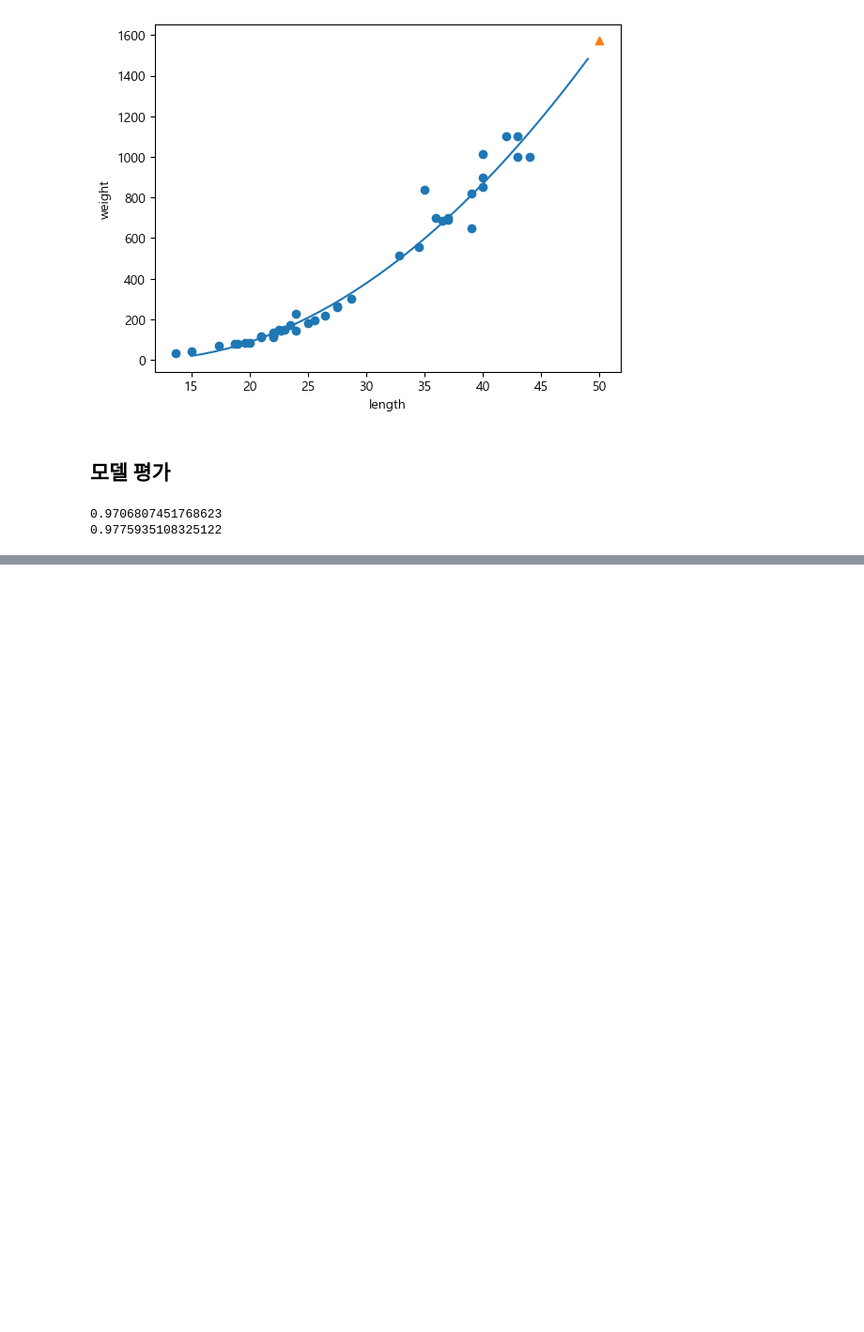
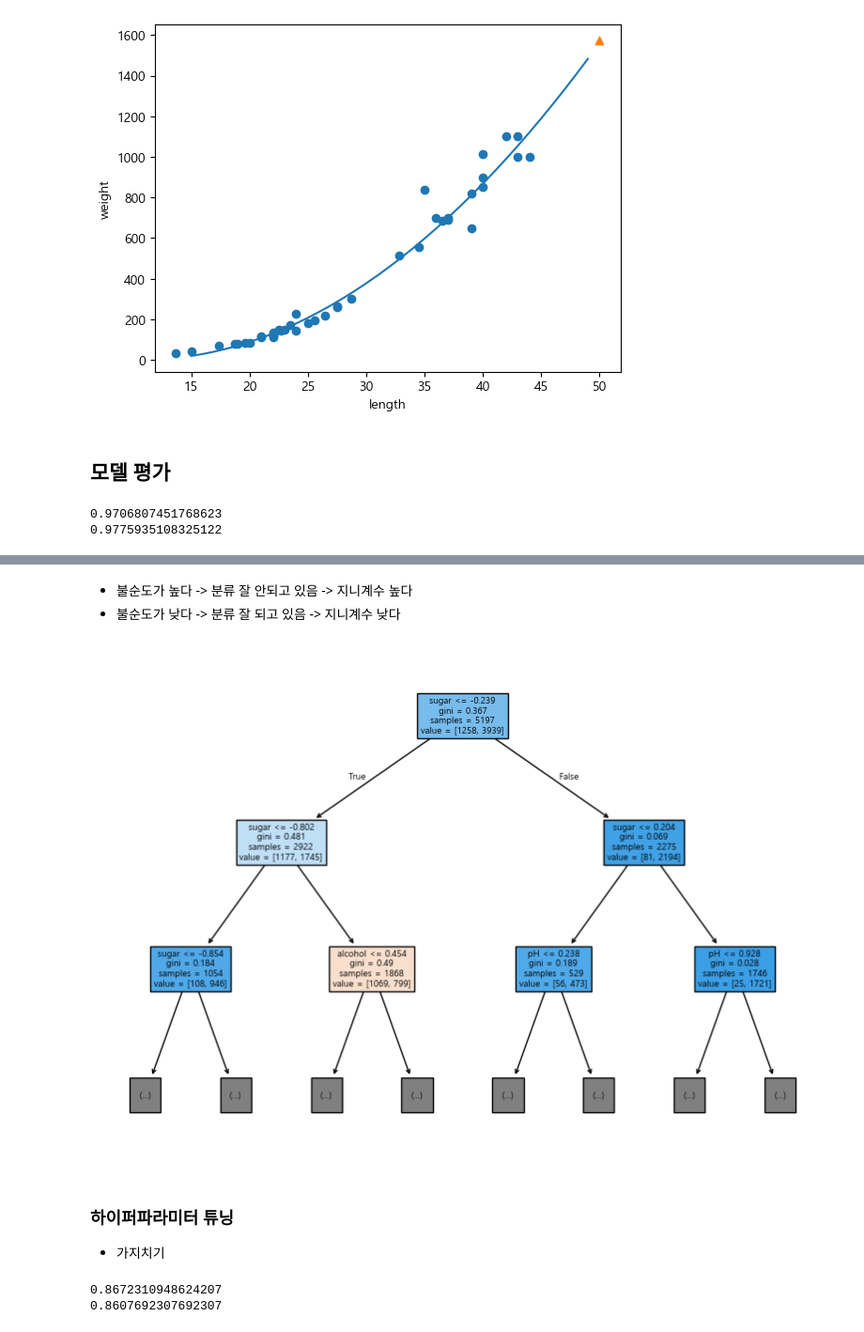
Before and after one commit to dsleslie/Archiving, a Jupyter notebook: IMDGB/step08_ML/ml_241122_따라잡기.ipynb, the cells around one changed output, grey strips where cells are left out. Shown: that part at 94% size. Drawn from its saved outputs; the diff is of its cells as text; code cells hidden in the pictures; blank space fills up the shorter version.

```diff
--- a/IMDGB/step08_ML/ml_241122_따라잡기.ipynb
+++ b/IMDGB/step08_ML/ml_241122_따라잡기.ipynb
@@ -237,0 +300,8 @@ print(lr.score(test_poly, test_target))
+# %%
+from sklearn.model_selection import train_test_split
+
+train_input, test_input, train_target, test_target = train_test_split(
+    data, target, test_size=0.2, random_state=42
+)
+
+train_input.shape, test_input.shape
@@ -237,0 +395,24 @@ print(lr.score(test_poly, test_target))
+# %% [markdown]
+- 불순도가 높다 -> 분류 잘 안되고 있음 -> 지니계수 높다
+- 불순도가 낮다 -> 분류 잘 되고 있음 -> 지니계수 낮다
+# %%
+plt.figure(figsize=(10,7))
+plot_tree(dt, max_depth=2, filled=True, feature_names=['alcohol', 'sugar', 'pH'])
+plt.show()
+# %% [output]
+[figure, added]
+# %% [markdown]
+### 하이퍼파라미터 튜닝
+- 가지치기
+# %%
+dt = DecisionTreeClassifier(max_depth=5, random_state=42)
+dt.fit(train_scaled, train_target)
+print(dt.score(train_scaled, train_target)) # 훈련데이터, 84.5%
+print(dt.score(test_scaled, test_target)) # 테스트데이터, 84.1%
+
+# 기존
+# 훈련데이터 : 0.996921300750433
+# 테스트데이터 : 0.8584615384615385
+# %% [output]
+0.8672310948624207
+0.8607692307692307
```
Also changed, not shown: parts of 29 cells of this notebook, 3 other files.
